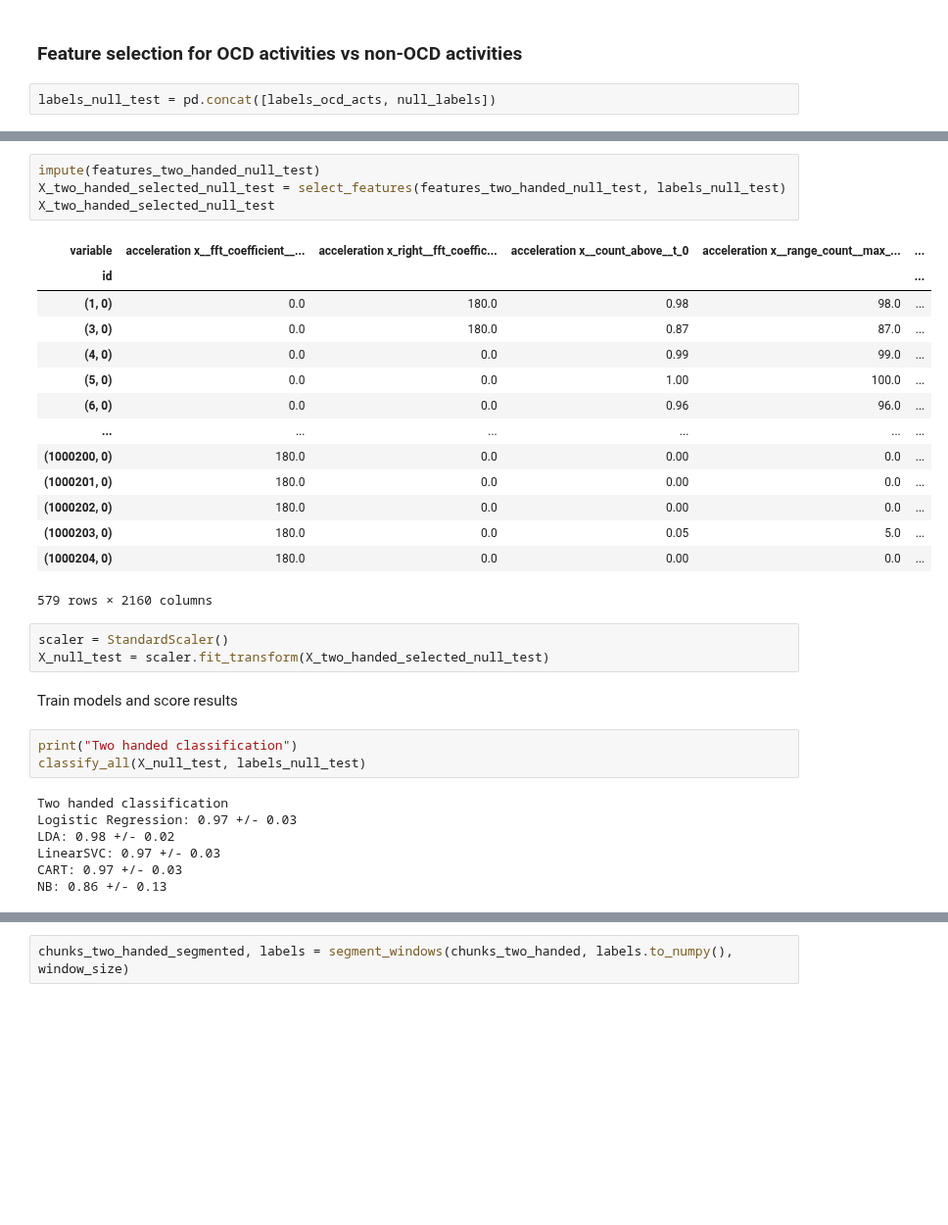
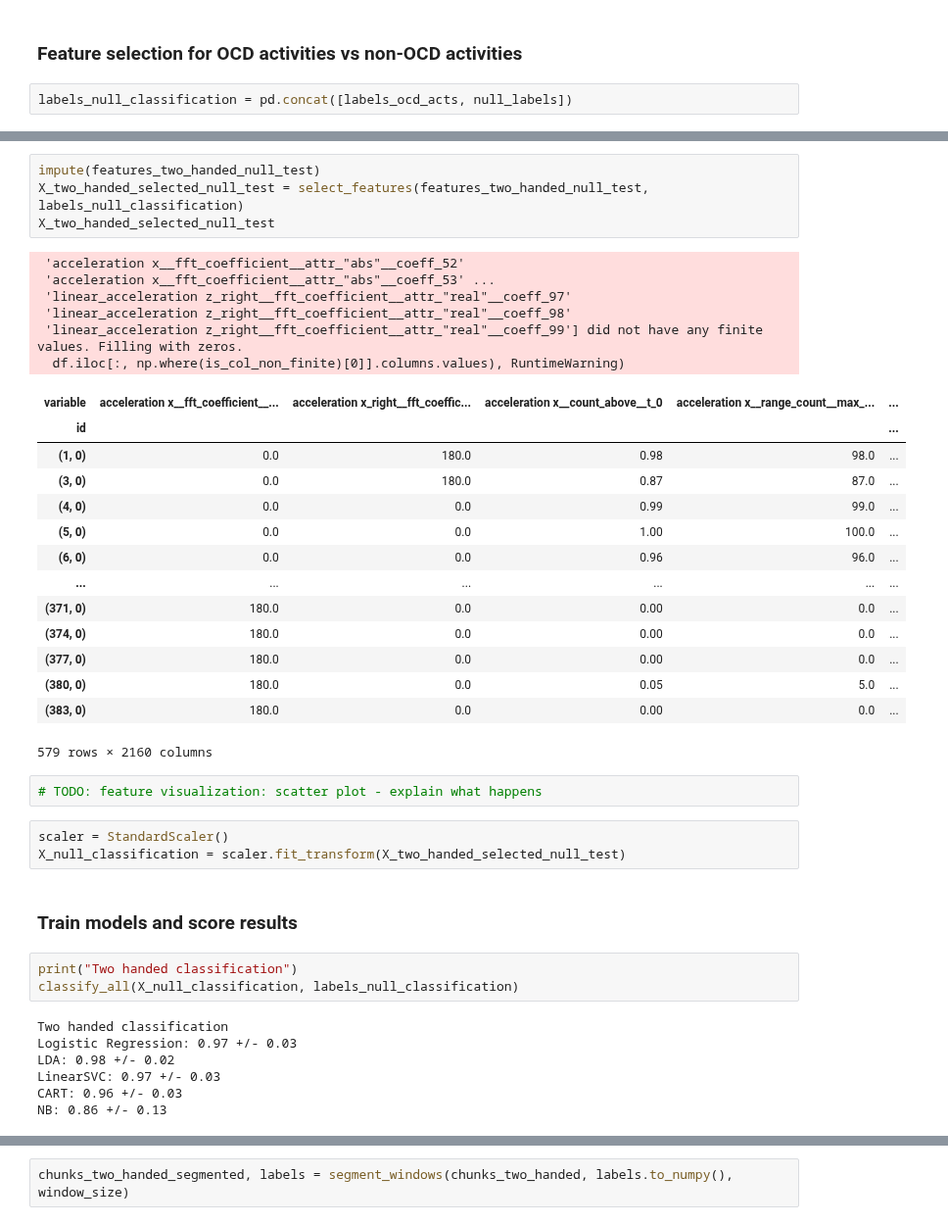
Before and after one commit to mp-mental-health-2020/mp-mental-health-2020, a Jupyter notebook: src/experiments/Supervised Classification.ipynb, the cells around one changed output, grey strips where cells are left out. Shown at 98% size. Drawn from its saved outputs; the diff is of its cells as text; blank space fills up the shorter version.

```diff
--- a/src/experiments/Supervised Classification.ipynb
+++ b/src/experiments/Supervised Classification.ipynb
@@ -204,4 +208,4 @@ To retain the current behavior and silence the warning, pass 'sort=True'.
 # %% [markdown]
 ### Feature selection for OCD activities vs non-OCD activities
 # %%
-labels_null_test = pd.concat([labels_ocd_acts, null_labels])
+labels_null_classification = pd.concat([labels_ocd_acts, null_labels])
@@ -210,34 +227,42 @@ labels_null_test
 # %%
 impute(features_two_handed_null_test)
-X_two_handed_selected_null_test = select_features(features_two_handed_null_test, labels_null_test)
+X_two_handed_selected_null_test = select_features(features_two_handed_null_test, labels_null_classification)
 X_two_handed_selected_null_test
 # %% [output]
+ 'acceleration x__fft_coefficient__attr_"abs"__coeff_52'
+ 'acceleration x__fft_coefficient__attr_"abs"__coeff_53' ...
+ 'linear_acceleration z_right__fft_coefficient__attr_"real"__coeff_97'
+ 'linear_acceleration z_right__fft_coefficient__attr_"real"__coeff_98'
+ 'linear_acceleration z_right__fft_coefficient__attr_"real"__coeff_99'] did not have any finite values. Filling with zeros.
+  df.iloc[:, np.where(is_col_non_finite)[0]].columns.values), RuntimeWarning)
 | variable | acceleration x__fft_coefficient__... | acceleration x_right__fft_coeffic... | acceleration x__count_above__t_0 | acceleration x__range_count__max_... | ... |
 | id |  |  |  |  | ... |
 | (1, 0) | 0.0 | 180.0 | 0.98 | 98.0 | ... |
 | (3, 0) | 0.0 | 180.0 | 0.87 | 87.0 | ... |
 | (4, 0) | 0.0 | 0.0 | 0.99 | 99.0 | ... |
 | (5, 0) | 0.0 | 0.0 | 1.00 | 100.0 | ... |
 | (6, 0) | 0.0 | 0.0 | 0.96 | 96.0 | ... |
 | ... | ... | ... | ... | ... | ... |
-| (1000200, 0) | 180.0 | 0.0 | 0.00 | 0.0 | ... |
-| (1000201, 0) | 180.0 | 0.0 | 0.00 | 0.0 | ... |
-| (1000202, 0) | 180.0 | 0.0 | 0.00 | 0.0 | ... |
-| (1000203, 0) | 180.0 | 0.0 | 0.05 | 5.0 | ... |
-| (1000204, 0) | 180.0 | 0.0 | 0.00 | 0.0 | ... |
+| (371, 0) | 180.0 | 0.0 | 0.00 | 0.0 | ... |
+| (374, 0) | 180.0 | 0.0 | 0.00 | 0.0 | ... |
+| (377, 0) | 180.0 | 0.0 | 0.00 | 0.0 | ... |
+| (380, 0) | 180.0 | 0.0 | 0.05 | 5.0 | ... |
+| (383, 0) | 180.0 | 0.0 | 0.00 | 0.0 | ... |
-579 rows × 2160 columns
+579 rows × 2160 columns
+# %%
+# TODO: feature visualization: scatter plot - explain what happens
 # %%
 scaler = StandardScaler()
-X_null_test = scaler.fit_transform(X_two_handed_selected_null_test)
+X_null_classification = scaler.fit_transform(X_two_handed_selected_null_test)
 # %% [markdown]
-Train models and score results
+### Train models and score results
 # %%
 print("Two handed classification")
-classify_all(X_null_test, labels_null_test)
+classify_all(X_null_classification, labels_null_classification)
 # %% [output]
 Two handed classification
 Logistic Regression: 0.97 +/- 0.03
 LDA: 0.98 +/- 0.02
 LinearSVC: 0.97 +/- 0.03
-CART: 0.97 +/- 0.03
+CART: 0.96 +/- 0.03
 NB: 0.86 +/- 0.13
```
Also changed, not shown: parts of 12 cells of this notebook, 1 other file.
